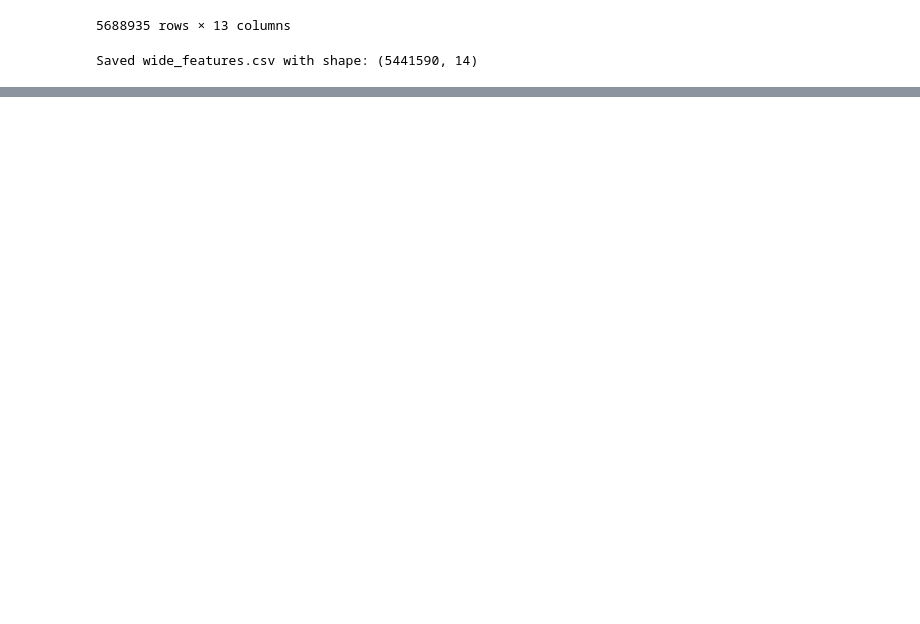
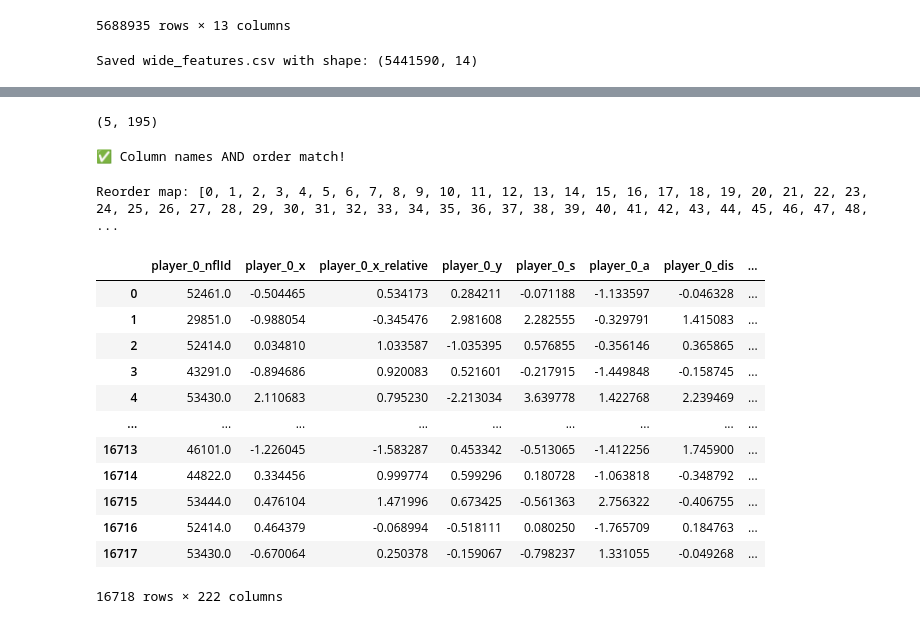
Before and after one commit to jesse279/NFL_passing, a Jupyter notebook: src/Football_Tracking.ipynb, the cells around one changed output, grey strips where cells are left out. Cells and saved outputs as stored; diff of their text form; code cells hidden in the pictures; blank space fills up the shorter version.

```diff
--- a/src/Football_Tracking.ipynb
+++ b/src/Football_Tracking.ipynb
@@ -746,0 +997,46 @@ column_names
+# %%
+batch_np.shape
+# %% [output]
+(5, 195)
+# %%
+cols_df1_list = list(modified_rows[0].index)
+cols_df2_list = list(test.columns)
+
+if cols_df1_list == cols_df2_list:
+    print("✅ Column names AND order match!")
+else:
+    print("❌ Column order mismatch!")
+
+    # Show first place where mismatch occurs
+    for i, (c1, c2) in enumerate(zip(cols_df1_list, cols_df2_list)):
+        if c1 != c2:
+            print(f"Mismatch at position {i}: df1='{c1}', df2='{c2}'")
+            break
+# %% [output]
+✅ Column names AND order match!
+# %%
+correct_order = list(test.columns)           # model's expected order
+current_order = list(modified_rows[0].index) # the order you currently have
+
+# Find the index positions in current_order that would match correct_order
+reorder_map = [current_order.index(col) for col in correct_order]
+
+print("Reorder map:", reorder_map)
+# %% [output]
+Reorder map: [0, 1, 2, 3, 4, 5, 6, 7, 8, 9, 10, 11, 12, 13, 14, 15, 16, 17, 18, 19, 20, 21, 22, 23, 24, 25, 26, 27, 28, 29, 30, 31, 32, 33, 34, 35, 36, 37, 38, 39, 40, 41, 42, 43, 44, 45, 46, 47, 48,  ...
+# %%
+export_features
+# %% [output]
+|  | player_0_nflId | player_0_x | player_0_x_relative | player_0_y | player_0_s | player_0_a | player_0_dis | ... |
+| 0 | 52461.0 | -0.504465 | 0.534173 | 0.284211 | -0.071188 | -1.133597 | -0.046328 | ... |
+| 1 | 29851.0 | -0.988054 | -0.345476 | 2.981608 | 2.282555 | -0.329791 | 1.415083 | ... |
+| 2 | 52414.0 | 0.034810 | 1.033587 | -1.035395 | 0.576855 | -0.356146 | 0.365865 | ... |
+| 3 | 43291.0 | -0.894686 | 0.920083 | 0.521601 | -0.217915 | -1.449848 | -0.158745 | ... |
+| 4 | 53430.0 | 2.110683 | 0.795230 | -2.213034 | 3.639778 | 1.422768 | 2.239469 | ... |
+| ... | ... | ... | ... | ... | ... | ... | ... | ... |
+| 16713 | 46101.0 | -1.226045 | -1.583287 | 0.453342 | -0.513065 | -1.412256 | 1.745900 | ... |
+| 16714 | 44822.0 | 0.334456 | 0.999774 | 0.599296 | 0.180728 | -1.063818 | -0.348792 | ... |
+| 16715 | 53444.0 | 0.476104 | 1.471996 | 0.673425 | -0.561363 | 2.756322 | -0.406755 | ... |
+| 16716 | 52414.0 | 0.464379 | -0.068994 | -0.518111 | 0.080250 | -1.765709 | 0.184763 | ... |
+| 16717 | 53430.0 | -0.670064 | 0.250378 | -0.159067 | -0.798237 | 1.331055 | -0.049268 | ... |
+16718 rows × 222 columns
```
Also changed, not shown: parts of 20 cells of this notebook, 5 other files.
